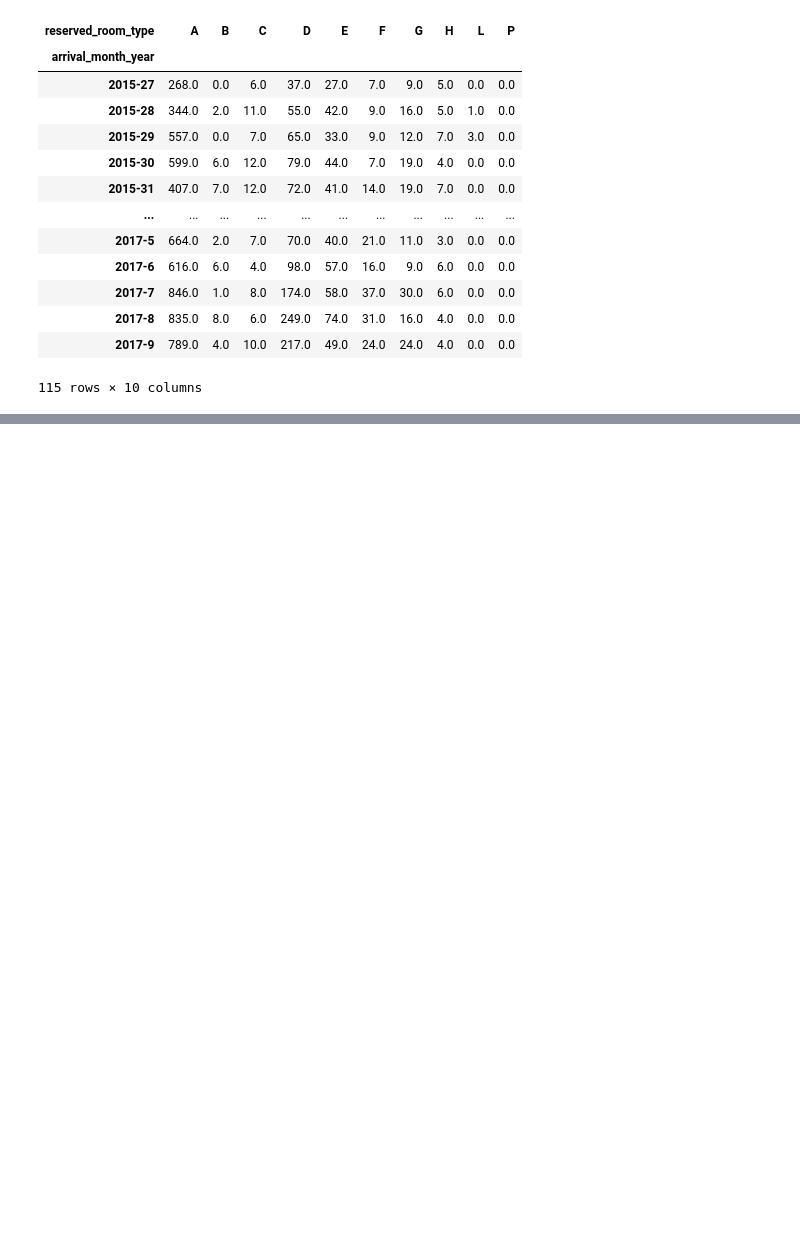
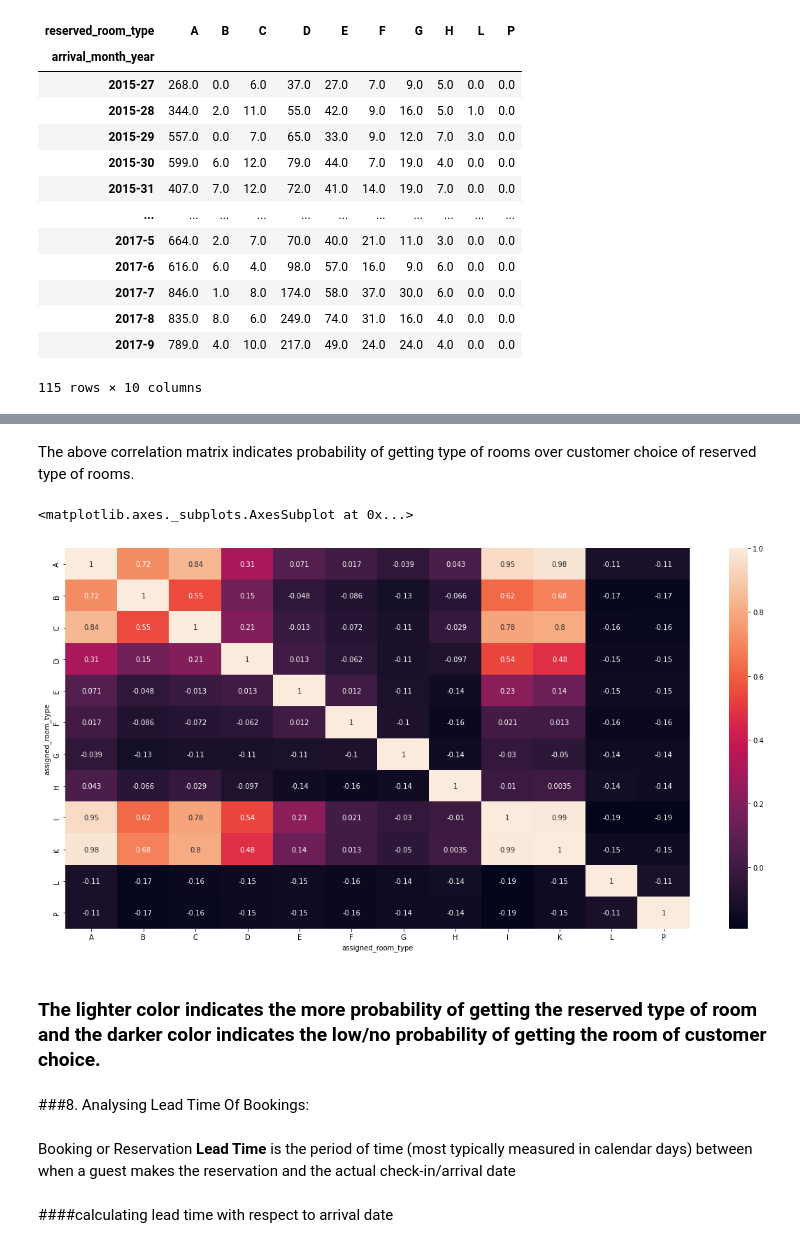
Before and after one commit to Nimisha-Nooti/hotel-data-analysis, a Jupyter notebook: Hotel_Booking_Analysis_Capstone_Project.ipynb, the cells around one changed output, grey strips where cells are left out. Drawn from its saved outputs; the diff is of its cells as text; code cells hidden in the pictures; blank space fills up the shorter version.

```diff
--- a/Hotel_Booking_Analysis_Capstone_Project.ipynb
+++ b/Hotel_Booking_Analysis_Capstone_Project.ipynb
@@ -267,0 +309,5 @@ Whiskers are set at 1.5 * IQR ( Q3 - Q1)
+# %%
+# This dataframe shows information of assigned rooms over reserved rooms using type of rooms data from previous records
+
+possibility_of_getting_room_df = new_hotel_df.groupby(['reserved_room_type'])['assigned_room_type'].value_counts().unstack().fillna(0)
+possibility_of_getting_room_df
@@ -267,0 +327,5 @@ Whiskers are set at 1.5 * IQR ( Q3 - Q1)
+# %%
+# correlation matrix of probability of getting room types
+
+corr_df = possibility_of_getting_room_df.corr()
+corr_df
@@ -267,0 +347,17 @@ Whiskers are set at 1.5 * IQR ( Q3 - Q1)
+# %% [markdown]
+The above correlation matrix indicates probability of getting type of rooms over customer choice of reserved type of rooms.
+# %%
+plt.figure(figsize=(20,10))
+sns.heatmap(corr_df, annot=True)
+#cmap = "RdBu"
+# %% [output]
+<matplotlib.axes._subplots.AxesSubplot at 0x...>
+[figure, added]
+# %% [markdown]
+### The lighter color indicates the more probability of getting the reserved type of room and the darker color indicates the low/no probability of getting the room of customer choice.
+# %% [markdown]
+###8. Analysing Lead Time Of Bookings:
+# %% [markdown]
+Booking or Reservation **Lead Time** is the period of time (most typically measured in calendar days) between when a guest makes the reservation and the actual check-in/arrival date
+# %% [markdown]
+####calculating lead time with respect to arrival date
```
Also changed, not shown: parts of 38 cells of this notebook.
